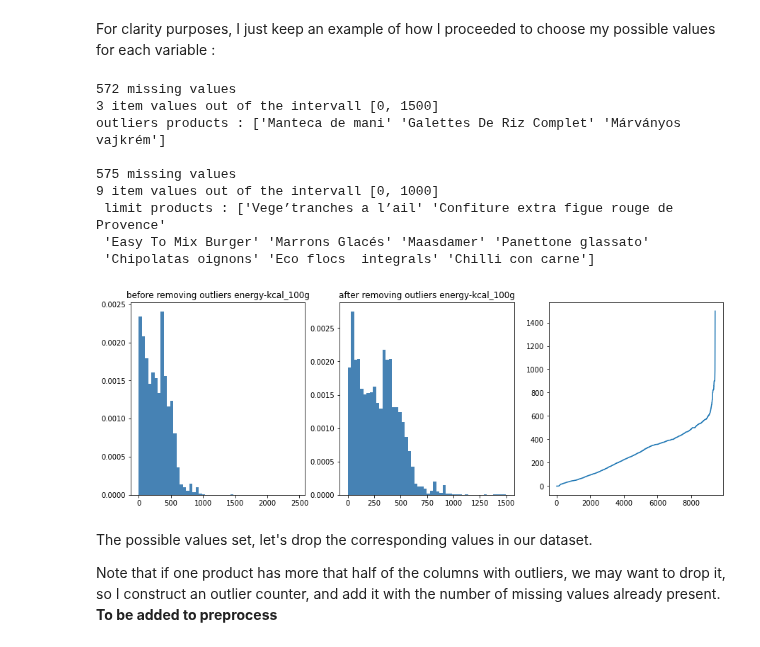
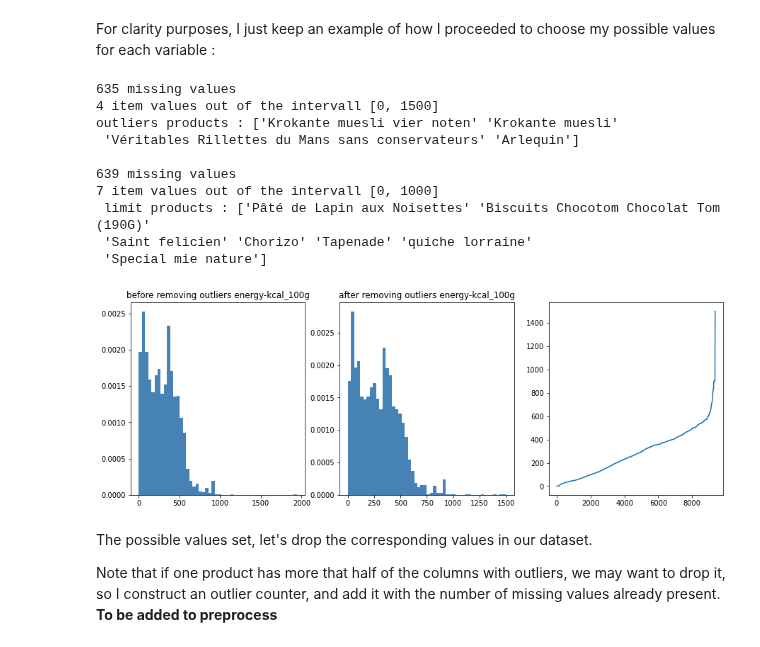
Before and after one commit to ClaireGayral/formation_openclassroom, a Jupyter notebook: P2_gayral_claire/nettoyage_data.ipynb, the cells around one changed output. Drawn from its saved outputs; the diff is of its cells as text; code cells hidden in the pictures.

```diff
--- a/P2_gayral_claire/nettoyage_data.ipynb
+++ b/P2_gayral_claire/nettoyage_data.ipynb
@@ -205,7 +205,7 @@ ex of values =  [12.0 -7.0 11.0 8.0 -5.0 24.0 3.0 17.0]
 # %% [markdown]
 This variable-type analysis allowed me to select the non-relevant variables for my study, such as the dates. I have keep some variables like the country or the name of the person that put the product in the database, just for the exercice to clean text data. This subset will be call "data" :
 # %%
-interest_var = pd.Index(["code","creator","countries","additives_n","ingredients_from_palm_oil_n",
+interest_var = pd.Index(["code","product_name","creator","countries","additives_n","ingredients_from_palm_oil_n",
                 "ingredients_that_may_be_from_palm_oil_tags"])
 interest_var = interest_var.append(df.columns.intersection(list_of_nutri_facts))
 
@@ -371,44 +374,45 @@ colname = "energy-kcal_100g"
 possible_vals = possible_val_dict[colname]
 limit_vals = limit_val_dict[colname]
 
 fig = plt.figure(figsize=(15, 5))
 
 ## Histogramme global
 ax = fig.add_subplot(1,3,1)
 nb_bins = min(50, len(np.unique(data2[colname].dropna().values)))
 ax.hist(data2[colname], bins = nb_bins, color='steelblue', density=True, edgecolor='none')
 ax.set_title("before removing outliers " + colname)
 
 outliers = extract_irreg_errors_val(colname,possible_vals, data = data)
-print("outliers products :",np.array(df.loc[data[colname].isin(outliers), "product_name"]), "\n")
+print("outliers products :",np.array(data.loc[data[colname].isin(outliers), "product_name"]), "\n")
 # replace outliers by np.nan :
 data2.at[data2[colname].isin(outliers)] = np.nan
 
 ## Histogramme :
 ax = fig.add_subplot(1,3,2)
 nb_bins = min(50, len(np.unique(data2[colname].dropna().values)))
 ax.hist(data2[colname], bins = nb_bins, color='steelblue', density=True, edgecolor='none')
 ax.set_title("after removing outliers " + colname)
 
 # plot values :
 ax = fig.add_subplot(1,3,3)
 ax.plot(np.sort(data2[colname]))
 
 ## Print problematic variables :
 limit_products = extract_irreg_errors_val(colname, limit_vals, data = data2)
 print(" limit products :",
-      np.array(df.loc[data[colname].isin(limit_products), "product_name"]))
+      np.array(data.loc[data[colname].isin(limit_products), "product_name"]))
 # %% [output]
-572 missing values
-3 item values out of the intervall [0, 1500]
-outliers products : ['Manteca de mani' 'Galettes De Riz Complet' 'Márványos vajkrém']
+635 missing values
+4 item values out of the intervall [0, 1500]
+outliers products : ['Krokante muesli vier noten' 'Krokante muesli'
+ 'Véritables Rillettes du Mans sans conservateurs' 'Arlequin']
 
-575 missing values
-9 item values out of the intervall [0, 1000]
- limit products : ['Vege’tranches a l’ail' 'Confiture extra figue rouge de Provence'
- 'Easy To Mix Burger' 'Marrons Glacés' 'Maasdamer' 'Panettone glassato'
- 'Chipolatas oignons' 'Eco flocs  integrals' 'Chilli con carne']
+639 missing values
+7 item values out of the intervall [0, 1000]
+ limit products : ['Pâté de Lapin aux Noisettes' 'Biscuits Chocotom Chocolat Tom (190G)'
+ 'Saint felicien' 'Chorizo' 'Tapenade' 'quiche lorraine'
+ 'Special mie nature']
-[figure, old version]
+[figure, new version]
 # %% [markdown]
 The possible values set, let's drop the corresponding values in our dataset.
 
```
Also changed, not shown: parts of 38 cells of this notebook.
